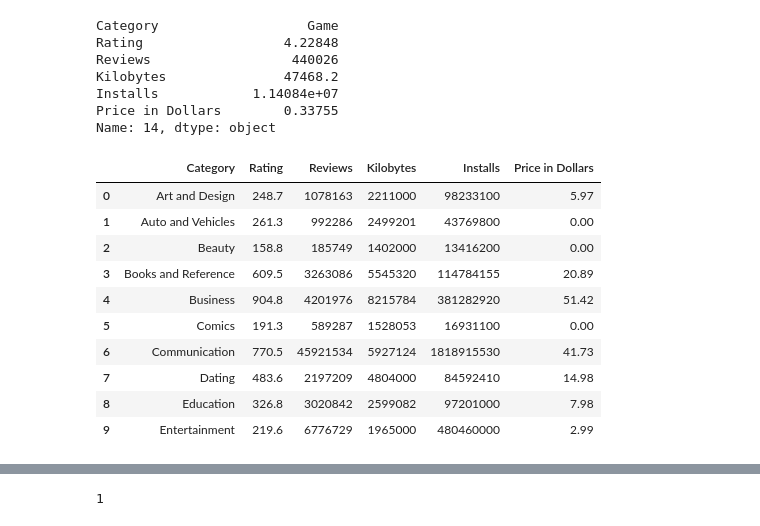
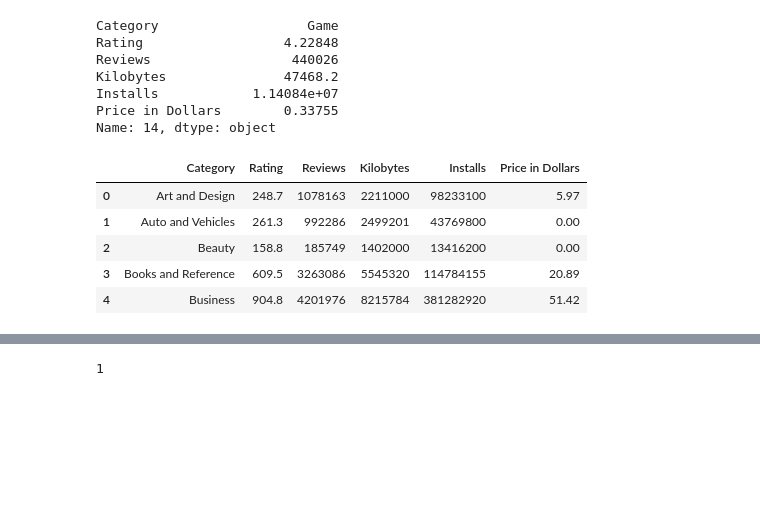
Before and after one commit to KylePeterson623/Project1, a Jupyter notebook: mark.ipynb, the cells around one changed output, grey strips where cells are left out. Saved outputs shown, nothing was run; the diff lists cells and outputs as text; code cells hidden in the pictures; blank space fills up the shorter version.

```diff
--- a/mark.ipynb
+++ b/mark.ipynb
@@ -299,16 +330,11 @@ Name: 14, dtype: object
 # %%
 # Find the total installs for each category
 categoryCount = googleApps.groupby(['Category'], as_index=False).sum()
-categoryCount.head(10)
+categoryCount.head()
 # %% [output]
 |  | Category | Rating | Reviews | Kilobytes | Installs | Price in Dollars |
 | 0 | Art and Design | 248.7 | 1078163 | 2211000 | 98233100 | 5.97 |
 | 1 | Auto and Vehicles | 261.3 | 992286 | 2499201 | 43769800 | 0.00 |
 | 2 | Beauty | 158.8 | 185749 | 1402000 | 13416200 | 0.00 |
 | 3 | Books and Reference | 609.5 | 3263086 | 5545320 | 114784155 | 20.89 |
 | 4 | Business | 904.8 | 4201976 | 8215784 | 381282920 | 51.42 |
-| 5 | Comics | 191.3 | 589287 | 1528053 | 16931100 | 0.00 |
-| 6 | Communication | 770.5 | 45921534 | 5927124 | 1818915530 | 41.73 |
-| 7 | Dating | 483.6 | 2197209 | 4804000 | 84592410 | 14.98 |
-| 8 | Education | 326.8 | 3020842 | 2599082 | 97201000 | 7.98 |
-| 9 | Entertainment | 219.6 | 6776729 | 1965000 | 480460000 | 2.99 |
```
Also changed, not shown: parts of 5 cells of this notebook.
